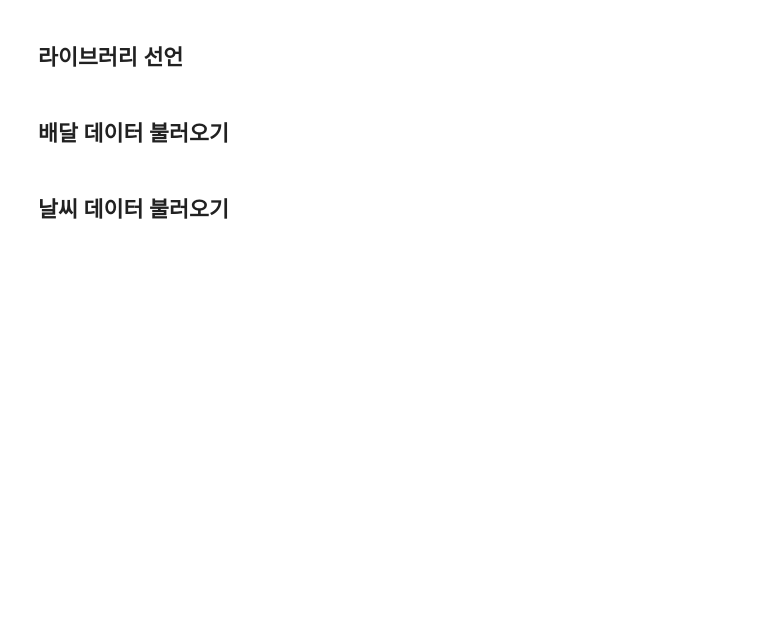
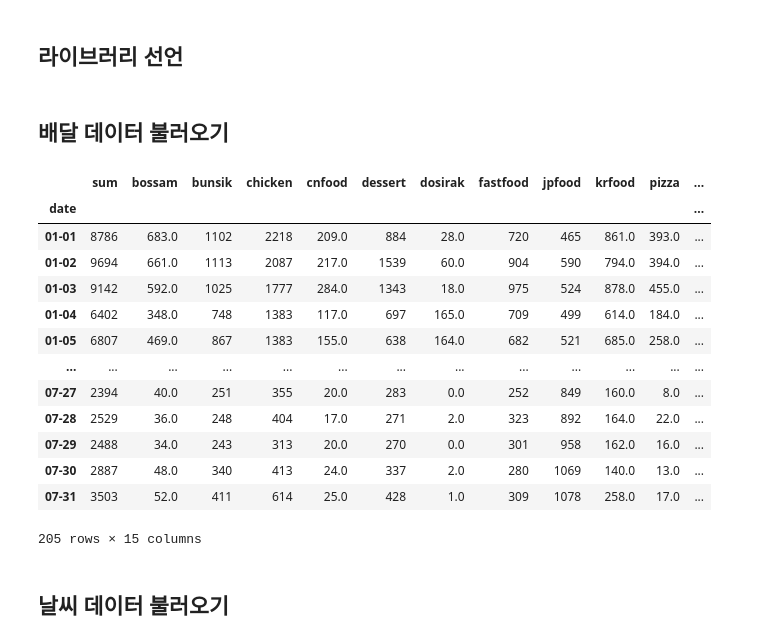
Before and after one commit to minyeamer/delivery-weather, a Jupyter notebook: 02_total_test.ipynb, the cells around one changed output. Drawn from its saved outputs; the diff is of its cells as text; code cells hidden in the pictures; blank space fills up the shorter version.

```diff
--- a/02_total_test.ipynb
+++ b/02_total_test.ipynb
@@ -33,3 +31,20 @@ for year, start, end in zip(year_list, start_list, end_list):
+# %%
+delivery_list[2]
+# %% [output]
+|  | sum | bossam | bunsik | chicken | cnfood | dessert | dosirak | fastfood | jpfood | krfood | pizza | ... |
+| date |  |  |  |  |  |  |  |  |  |  |  | ... |
+| 01-01 | 8786 | 683.0 | 1102 | 2218 | 209.0 | 884 | 28.0 | 720 | 465 | 861.0 | 393.0 | ... |
+| 01-02 | 9694 | 661.0 | 1113 | 2087 | 217.0 | 1539 | 60.0 | 904 | 590 | 794.0 | 394.0 | ... |
+| 01-03 | 9142 | 592.0 | 1025 | 1777 | 284.0 | 1343 | 18.0 | 975 | 524 | 878.0 | 455.0 | ... |
+| 01-04 | 6402 | 348.0 | 748 | 1383 | 117.0 | 697 | 165.0 | 709 | 499 | 614.0 | 184.0 | ... |
+| 01-05 | 6807 | 469.0 | 867 | 1383 | 155.0 | 638 | 164.0 | 682 | 521 | 685.0 | 258.0 | ... |
+| ... | ... | ... | ... | ... | ... | ... | ... | ... | ... | ... | ... | ... |
+| 07-27 | 2394 | 40.0 | 251 | 355 | 20.0 | 283 | 0.0 | 252 | 849 | 160.0 | 8.0 | ... |
+| 07-28 | 2529 | 36.0 | 248 | 404 | 17.0 | 271 | 2.0 | 323 | 892 | 164.0 | 22.0 | ... |
+| 07-29 | 2488 | 34.0 | 243 | 313 | 20.0 | 270 | 0.0 | 301 | 958 | 162.0 | 16.0 | ... |
+| 07-30 | 2887 | 48.0 | 340 | 413 | 24.0 | 337 | 2.0 | 280 | 1069 | 140.0 | 13.0 | ... |
+| 07-31 | 3503 | 52.0 | 411 | 614 | 25.0 | 428 | 1.0 | 309 | 1078 | 258.0 | 17.0 | ... |
+205 rows × 15 columns
 # %% [markdown]
 ## 날씨 데이터 불러오기
 # %%
```
Also changed, not shown: parts of 15 cells of this notebook, 1 other file.
